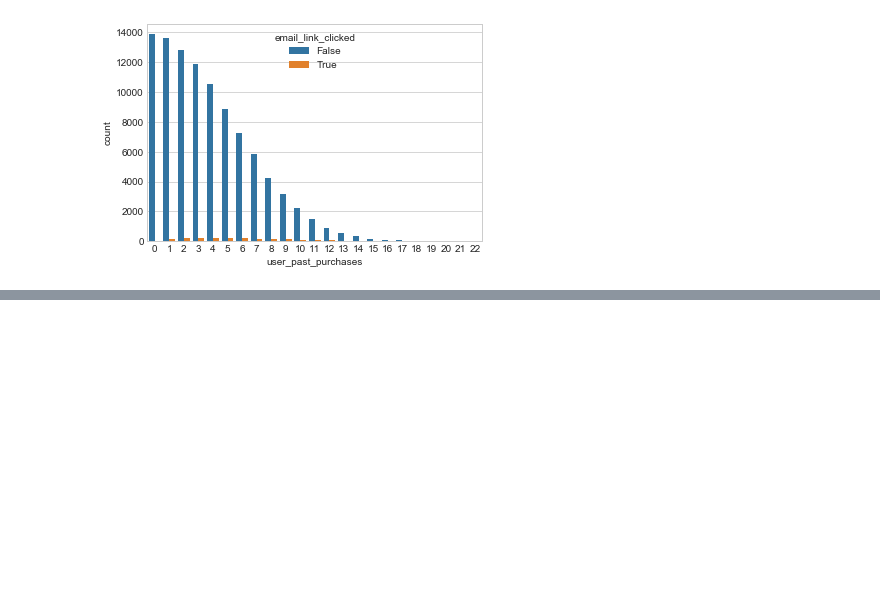
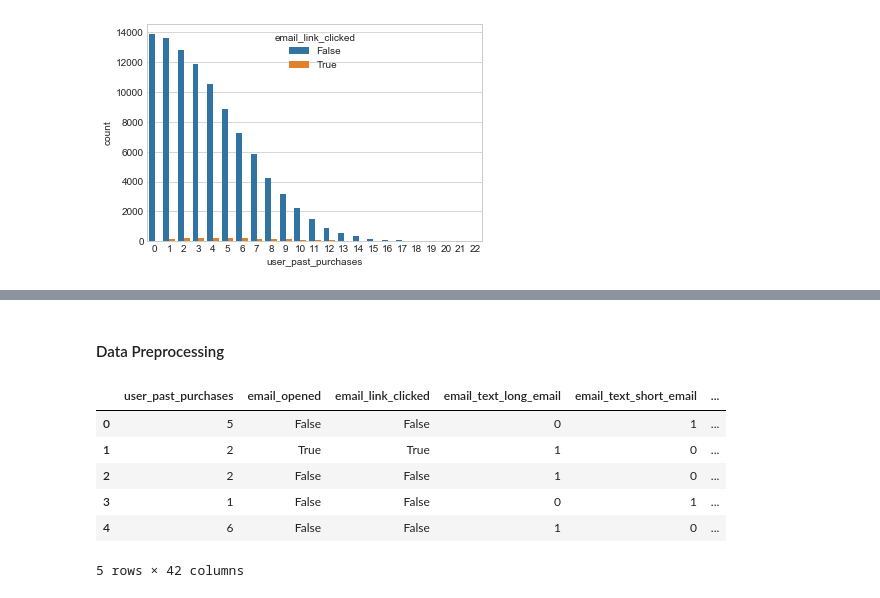
Before and after one commit to LilyElizabethJohn/Take-Home-Challenges---Giulio-Palombo, a Jupyter notebook: Email Campaign - Take Home Challenge 7.ipynb, the cells around one changed output, grey strips where cells are left out. Saved outputs shown, nothing was run; the diff lists cells and outputs as text; code cells hidden in the pictures; blank space fills up the shorter version.

```diff
--- a/Email Campaign - Take Home Challenge 7.ipynb
+++ b/Email Campaign - Take Home Challenge 7.ipynb
@@ -259,0 +279,14 @@ sns.countplot(emails.user_past_purchases,hue=emails.email_link_clicked)
+# %% [markdown]
+#### Data Preprocessing
+# %%
+#Get dummies for categorical variables
+emails=pd.get_dummies(emails)
+emails.head()
+# %% [output]
+|  | user_past_purchases | email_opened | email_link_clicked | email_text_long_email | email_text_short_email | ... |
+| 0 | 5 | False | False | 0 | 1 | ... |
+| 1 | 2 | True | True | 1 | 0 | ... |
+| 2 | 2 | False | False | 1 | 0 | ... |
+| 3 | 1 | False | False | 0 | 1 | ... |
+| 4 | 6 | False | False | 1 | 0 | ... |
+5 rows × 42 columns
```
Also changed, not shown: parts of 21 cells of this notebook.
